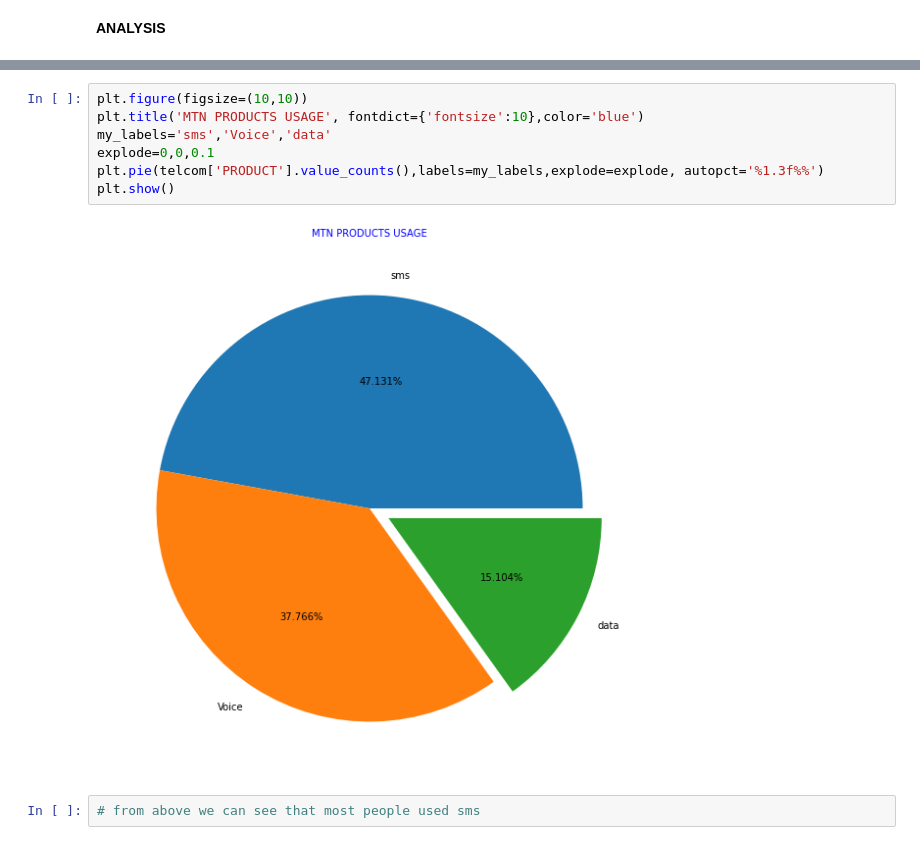
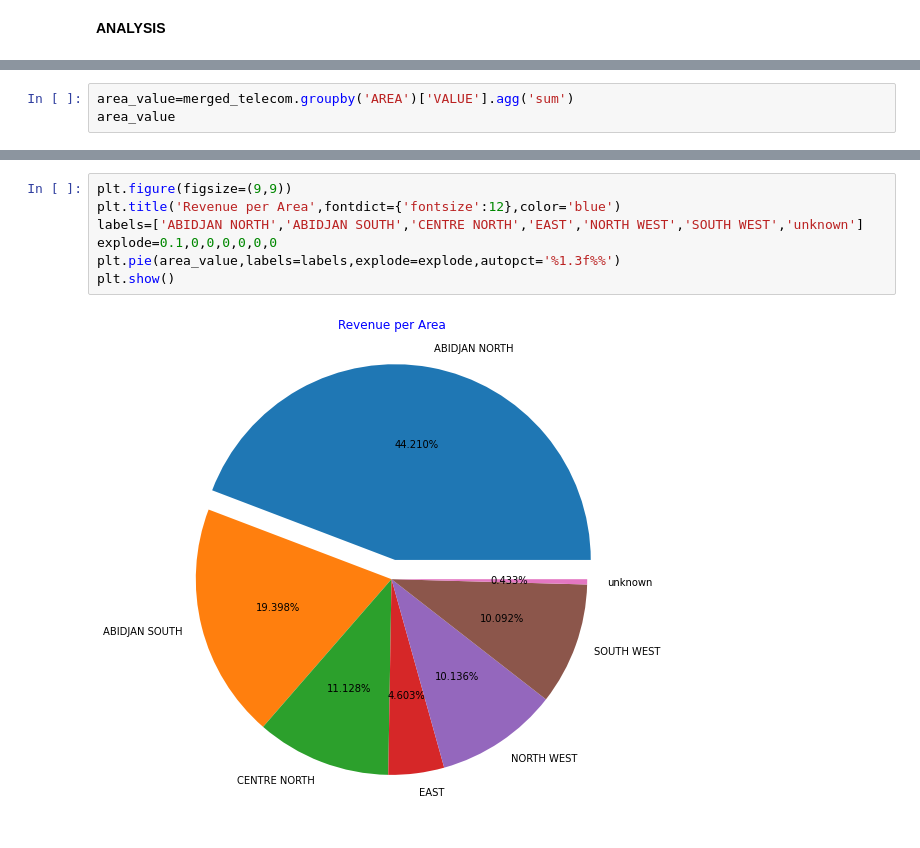
Before and after one commit to GMaina716/WEEK-3-IP, a Jupyter notebook: Moringa_Data_Science_Prep_W3_Independent_Project_2021_05_George_Maina_Python.ipynb, the cells around one changed output, grey strips where cells are left out. Cells and saved outputs as stored; diff of their text form.

```diff
--- a/Moringa_Data_Science_Prep_W3_Independent_Project_2021_05_George_Maina_Python.ipynb
+++ b/Moringa_Data_Science_Prep_W3_Independent_Project_2021_05_George_Maina_Python.ipynb
@@ -467,0 +576,3 @@ Name: PRODUCT, dtype: int64
+# %%
+area_value=merged_telecom.groupby('AREA')['VALUE'].agg('sum')
+area_value
@@ -468,11 +589,9 @@ Name: PRODUCT, dtype: int64
 # %%
-plt.figure(figsize=(10,10))
-plt.title('MTN PRODUCTS USAGE', fontdict={'fontsize':10},color='blue')
-my_labels='sms','Voice','data'
-explode=0,0,0.1
-plt.pie(telcom['PRODUCT'].value_counts(),labels=my_labels,explode=explode, autopct='%1.3f%%')
+plt.figure(figsize=(9,9))
+plt.title('Revenue per Area',fontdict={'fontsize':12},color='blue')
+labels=['ABIDJAN NORTH','ABIDJAN SOUTH','CENTRE NORTH','EAST','NORTH WEST','SOUTH WEST','unknown']
+explode=0.1,0,0,0,0,0,0
+plt.pie(area_value,labels=labels,explode=explode,autopct='%1.3f%%')
 plt.show()
 # %% [output]
-[figure, old version]
+[figure, new version]
-# %%
-# from above we can see that most people used sms
```
Also changed, not shown: parts of 47 cells of this notebook.
